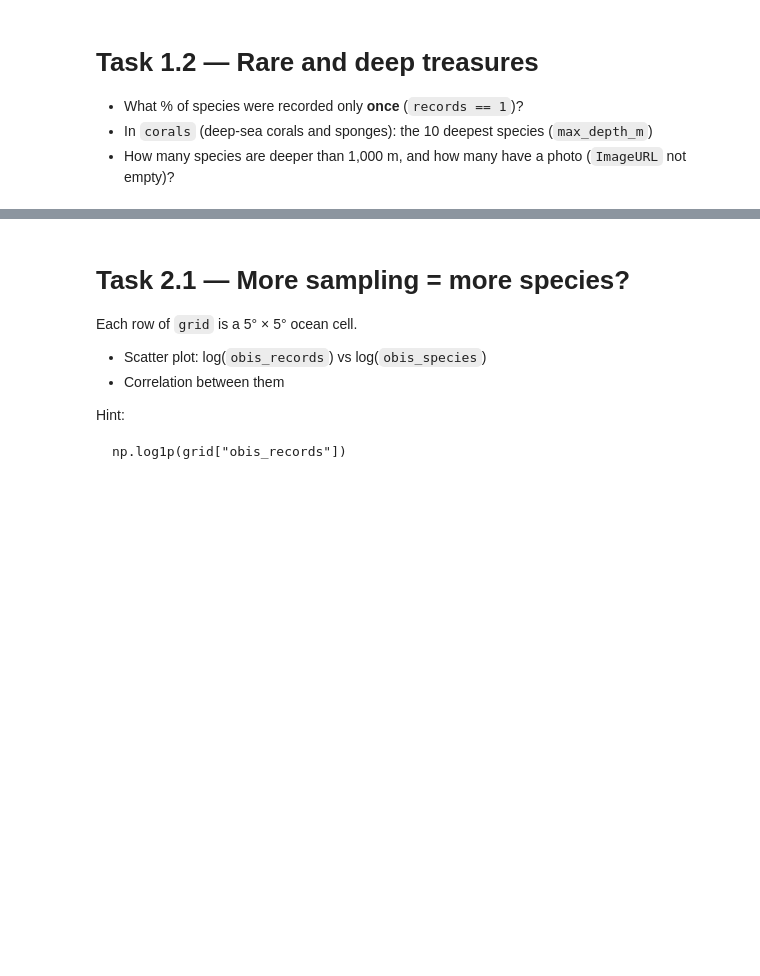
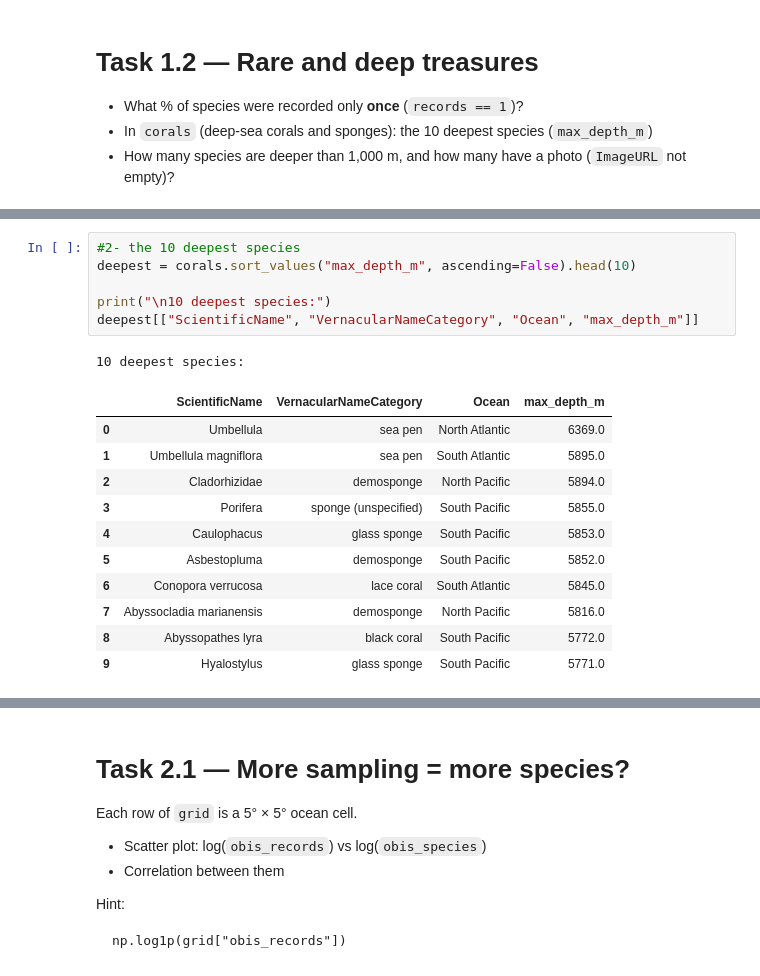
Before and after one commit to xkh11/kanz-ml-project-tuwaiq-academy, a Jupyter notebook: notebooks/Kanz_EDA.ipynb, the cells around one changed output, grey strips where cells are left out. Cells and saved outputs as stored; diff of their text form; blank space fills up the shorter version.

```diff
--- a/notebooks/Kanz_EDA.ipynb
+++ b/notebooks/Kanz_EDA.ipynb
@@ -147,0 +204,19 @@ Answer:
+# %%
+#2- the 10 deepest species
+deepest = corals.sort_values("max_depth_m", ascending=False).head(10)
+
+print("\n10 deepest species:")
+deepest[["ScientificName", "VernacularNameCategory", "Ocean", "max_depth_m"]]
+# %% [output]
+10 deepest species:
+|  | ScientificName | VernacularNameCategory | Ocean | max_depth_m |
+| 0 | Umbellula | sea pen | North Atlantic | 6369.0 |
+| 1 | Umbellula magniflora | sea pen | South Atlantic | 5895.0 |
+| 2 | Cladorhizidae | demosponge | North Pacific | 5894.0 |
+| 3 | Porifera | sponge (unspecified) | South Pacific | 5855.0 |
+| 4 | Caulophacus | glass sponge | South Pacific | 5853.0 |
+| 5 | Asbestopluma | demosponge | South Pacific | 5852.0 |
+| 6 | Conopora verrucosa | lace coral | South Atlantic | 5845.0 |
+| 7 | Abyssocladia marianensis | demosponge | North Pacific | 5816.0 |
+| 8 | Abyssopathes lyra | black coral | South Pacific | 5772.0 |
+| 9 | Hyalostylus | glass sponge | South Pacific | 5771.0 |
```
Also changed, not shown: parts of 14 cells of this notebook.
